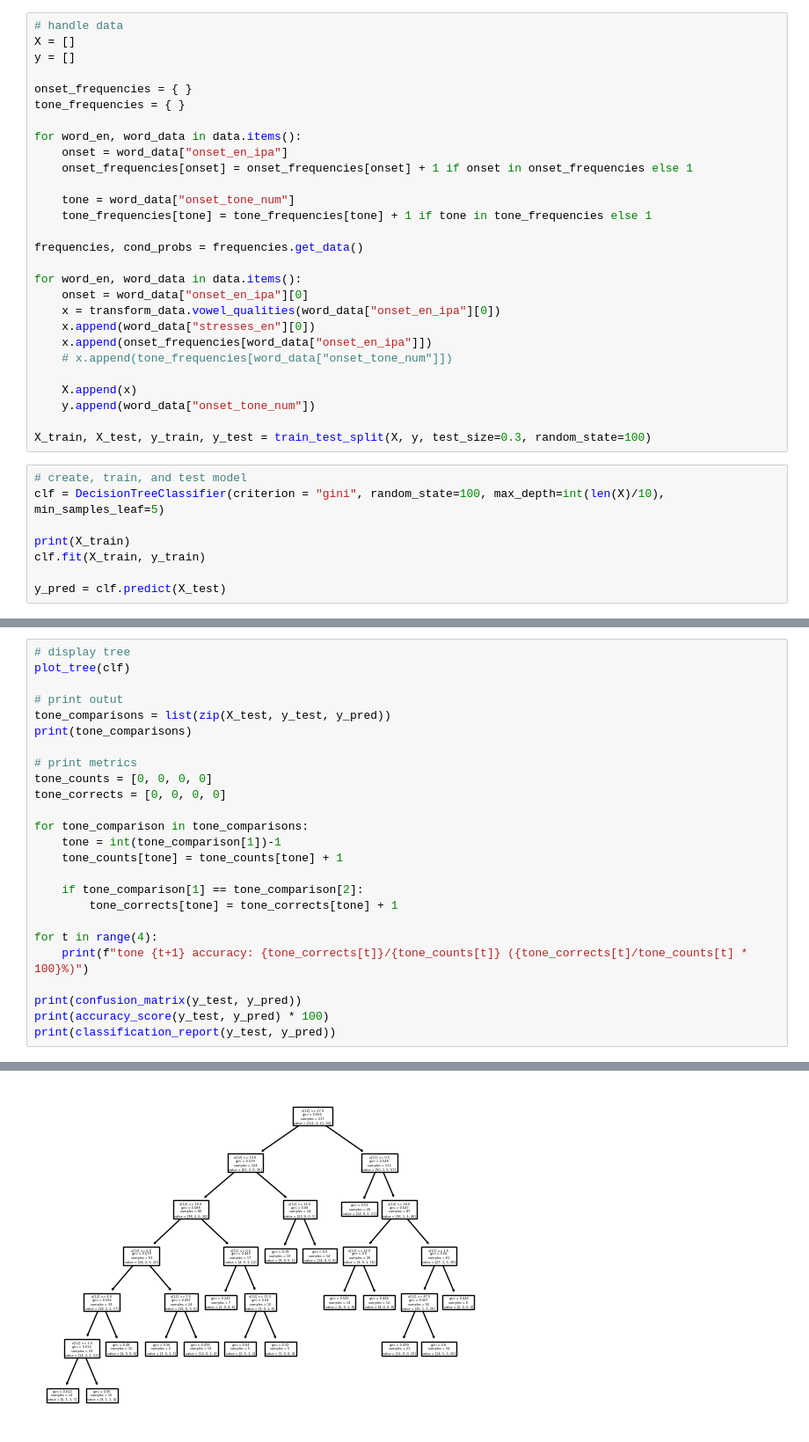
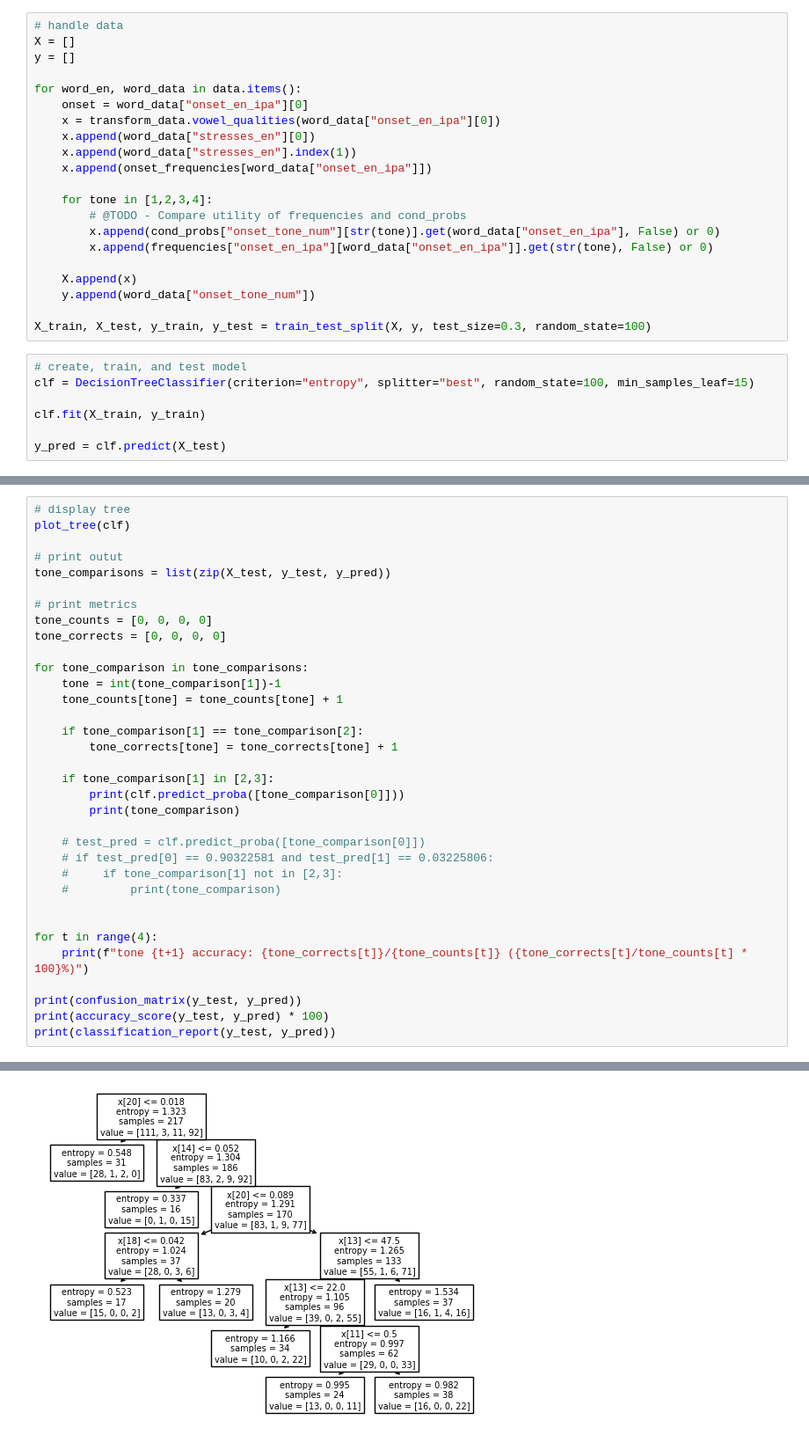
Before and after one commit to RasmitDevkota/tonal-adaptation, a Jupyter notebook: build_tree.ipynb, the cells around one changed output, grey strips where cells are left out. Shown at 88% size. Cells and saved outputs as stored; diff of their text form.

```diff
--- a/build_tree.ipynb
+++ b/build_tree.ipynb
@@ -27,24 +46,17 @@ with open("./data/output_data.json", "r") as output_data_file:
 X = []
 y = []
 
-onset_frequencies = { }
-tone_frequencies = { }
-
-for word_en, word_data in data.items():
-    onset = word_data["onset_en_ipa"]
-    onset_frequencies[onset] = onset_frequencies[onset] + 1 if onset in onset_frequencies else 1
-
-    tone = word_data["onset_tone_num"]
-    tone_frequencies[tone] = tone_frequencies[tone] + 1 if tone in tone_frequencies else 1
-
-frequencies, cond_probs = frequencies.get_data()
-
 for word_en, word_data in data.items():
     onset = word_data["onset_en_ipa"][0]
     x = transform_data.vowel_qualities(word_data["onset_en_ipa"][0])
     x.append(word_data["stresses_en"][0])
+    x.append(word_data["stresses_en"].index(1))
     x.append(onset_frequencies[word_data["onset_en_ipa"]])
-    # x.append(tone_frequencies[word_data["onset_tone_num"]])
+
+    for tone in [1,2,3,4]:
+        # @TODO - Compare utility of frequencies and cond_probs
+        x.append(cond_probs["onset_tone_num"][str(tone)].get(word_data["onset_en_ipa"], False) or 0)
+        x.append(frequencies["onset_en_ipa"][word_data["onset_en_ipa"]].get(str(tone), False) or 0)
 
     X.append(x)
     y.append(word_data["onset_tone_num"])
@@ -52,9 +64,8 @@ for word_en, word_data in data.items():
 X_train, X_test, y_train, y_test = train_test_split(X, y, test_size=0.3, random_state=100)
 # %%
 # create, train, and test model
-clf = DecisionTreeClassifier(criterion = "gini", random_state=100, max_depth=int(len(X)/10), min_samples_leaf=5)
+clf = DecisionTreeClassifier(criterion="entropy", splitter="best", random_state=100, min_samples_leaf=15)
 
-print(X_train)
 clf.fit(X_train, y_train)
 
 y_pred = clf.predict(X_test)
@@ -66,7 +75,6 @@ plot_tree(clf)
 
 # print outut
 tone_comparisons = list(zip(X_test, y_test, y_pred))
-print(tone_comparisons)
 
 # print metrics
 tone_counts = [0, 0, 0, 0]
@@ -79,6 +87,16 @@ for tone_comparison in tone_comparisons:
     if tone_comparison[1] == tone_comparison[2]:
         tone_corrects[tone] = tone_corrects[tone] + 1
 
+    if tone_comparison[1] in [2,3]:
+        print(clf.predict_proba([tone_comparison[0]]))
+        print(tone_comparison)
+
+    # test_pred = clf.predict_proba([tone_comparison[0]])
+    # if test_pred[0] == 0.90322581 and test_pred[1] == 0.03225806:
+    #     if tone_comparison[1] not in [2,3]:
+    #         print(tone_comparison)
+
+
 for t in range(4):
     print(f"tone {t+1} accuracy: {tone_corrects[t]}/{tone_counts[t]} ({tone_corrects[t]/tone_counts[t] * 100}%)")
 
@@ -109 +124 @@ weighted avg       0.50      0.53      0.51        93
-[figure, old version]
+[figure, new version]
```
Also changed, not shown: parts of 4 cells of this notebook, 6 other files.
